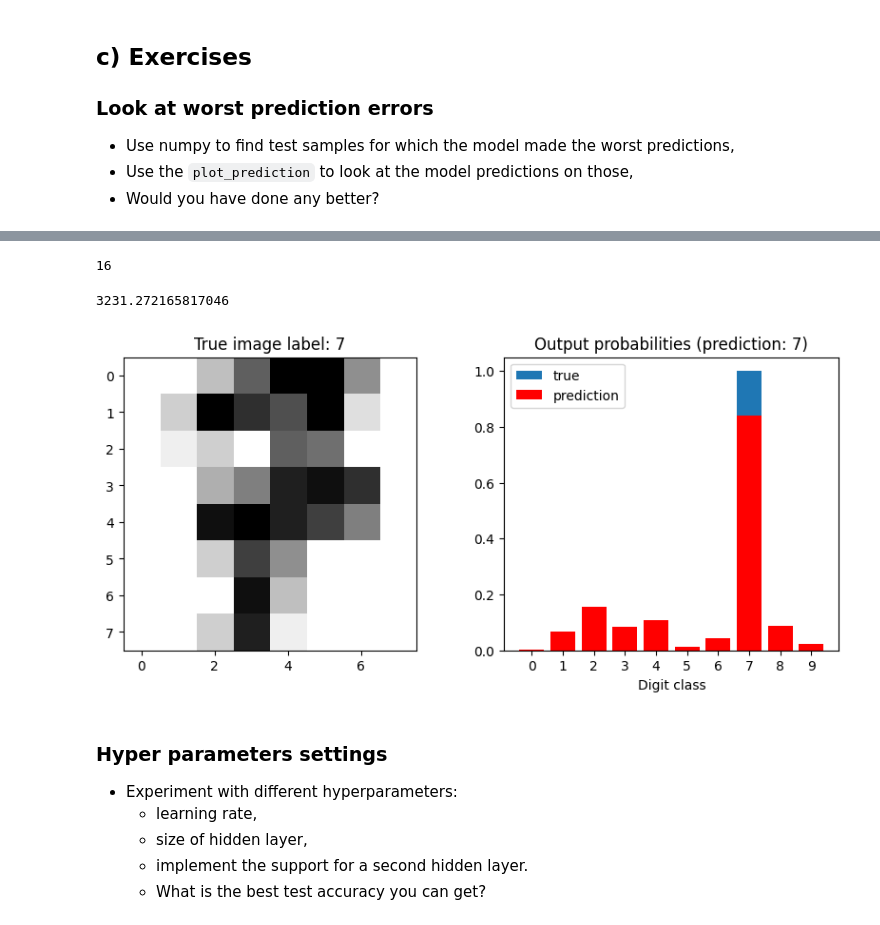
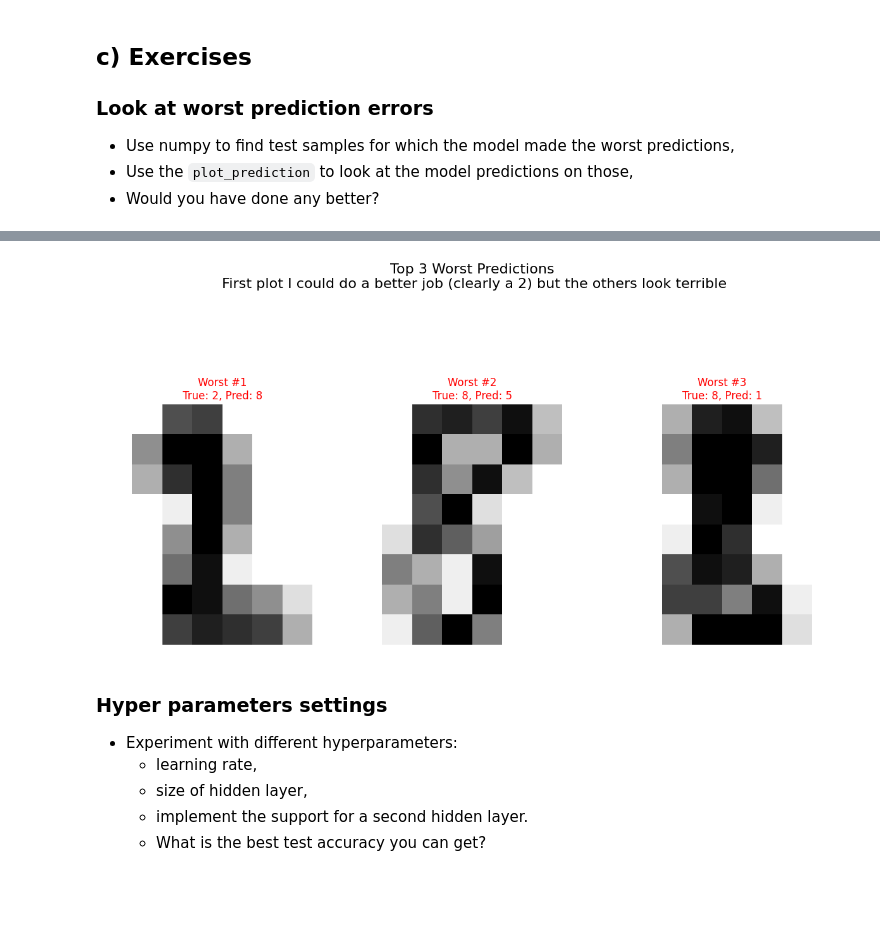
Before and after one commit to ahealey-lab/deep_learning, a Jupyter notebook: 01_materials/labs/lab_2.ipynb, the cells around one changed output, grey strips where cells are left out. Drawn from its saved outputs; the diff is of its cells as text; code cells hidden in the pictures; blank space fills up the shorter version.

```diff
--- a/01_materials/labs/lab_2.ipynb
+++ b/01_materials/labs/lab_2.ipynb
@@ -546,13 +525,0 @@ losses
-# %%
-len(losses)
-# %% [output]
-16
-# %%
-#worst prediction
-max(losses)
-# %% [output]
-3231.272165817046
-# %%
-plot_prediction(model, sample_idx=16)
-# %% [output]
-[figure, removed]
@@ -561,3 +526,32 @@ plot_prediction(model, sample_idx=16)
+# %%
+# Your code here
+
+# use model predict to predict classes
+y_pred = np.array([model.predict(x) for x in X_test])
+y_probs = np.array([model.forward(x) for x in X_test])
+#figure out which ones are correct so they can be ignored
+true_probs = y_probs[np.arange(len(y_test)), y_pred]
+correct = (y_pred == y_test)
+
+# Worst = incorrect predictions with lowest confidence
+worst_idx = np.argsort(true_probs[~correct])[:3]
+worst_idx = np.where(~correct)[0][worst_idx]
+
+# set up the axes for the plot
+fig, axes = plt.subplots(1, 3, figsize=(12, 8))
+fig.suptitle("Top 3 Worst Predictions\n First plot I could do a better job (clearly a 2) but the others look terrible", fontsize=16)
+
+# Plot worst predictions
+for i, idx in enumerate(worst_idx):
+    ax = axes[i]
+    ax.imshow(X_test[idx].reshape(8, 8), cmap=plt.cm.gray_r, interpolation="nearest")
+    ax.set_title(f"Worst #{i+1}\nTrue: {y_test[idx]}, Pred: {y_pred[idx]}", color="red")
+    ax.axis("off")
+
+plt.tight_layout()
+plt.show()
+# %% [output]
+[figure, added]
 # %% [markdown]
 ### Hyper parameters settings
 
```
Also changed, not shown: parts of 11 cells of this notebook.
